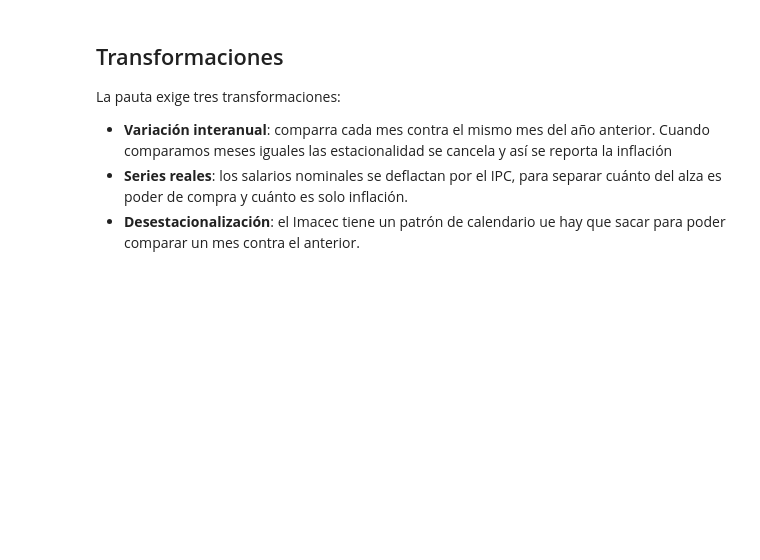
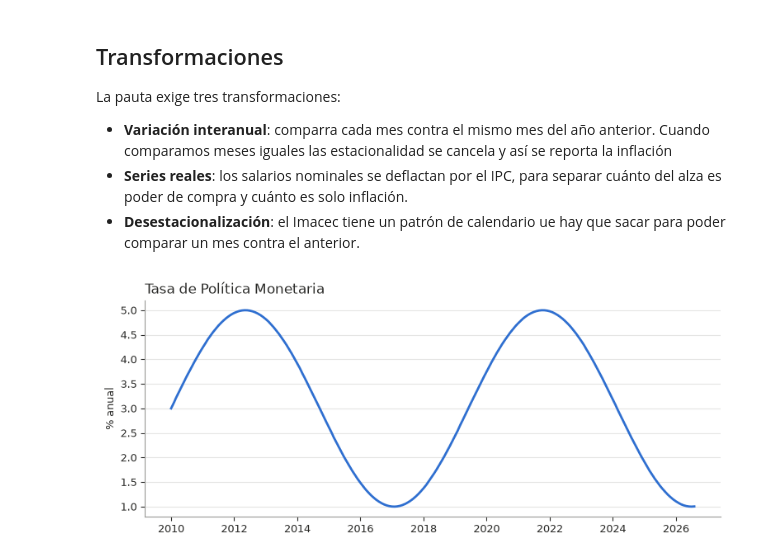
Before and after one commit to danielcornejo2/Proyecto_Economia, a Jupyter notebook: notebooks/02_analisis_coyuntura.ipynb, the cells around one changed output. Cells and saved outputs as stored; diff of their text form; code cells hidden in the pictures; blank space fills up the shorter version.

```diff
--- a/notebooks/02_analisis_coyuntura.ipynb
+++ b/notebooks/02_analisis_coyuntura.ipynb
@@ -98,3 +98,27 @@ def desestacionalizar(serie):
 
     # 4. Se divide la serie original por el factor de su mes
     return s / s.index.month.map(factores)
+# %%
+# colores y estilo de los gráficos jeje
+AZUL, AMBAR, VERDE = "#2f6fd0", "#d4761a", "#00968a"
+GRIS, TINTA = "#9a9a97", "#2b2b29"
+
+def estilo(ax):
+    """Ejes discretos: sin marco arriba ni a la derecha, grilla tenue."""
+    ax.spines[["top", "right"]].set_visible(False)
+    ax.spines[["left", "bottom"]].set_color(GRIS)
+    ax.grid(axis="y", color=GRIS, alpha=.25, lw=.8)
+    ax.set_axisbelow(True)
+    ax.tick_params(colors=TINTA, labelsize=9)
+# %%
+# CELDA TEMPORAL, son datos inventados mientras no exista la base
+tpm_falsa = 3 + 2 * np.sin(np.arange(len(fechas)) / 18)
+
+fig, ax = plt.subplots(figsize=(9, 3.4))
+ax.plot(fechas, tpm_falsa, color=AZUL, lw=2)
+ax.set_title("Tasa de Política Monetaria", fontsize=12, color=TINTA, loc="left")
+ax.set_ylabel("% anual", fontsize=9, color=TINTA)
+estilo(ax)
+plt.show()
+# %% [output]
+[figure, added]
```
Also changed, not shown: parts of 5 cells of this notebook.
